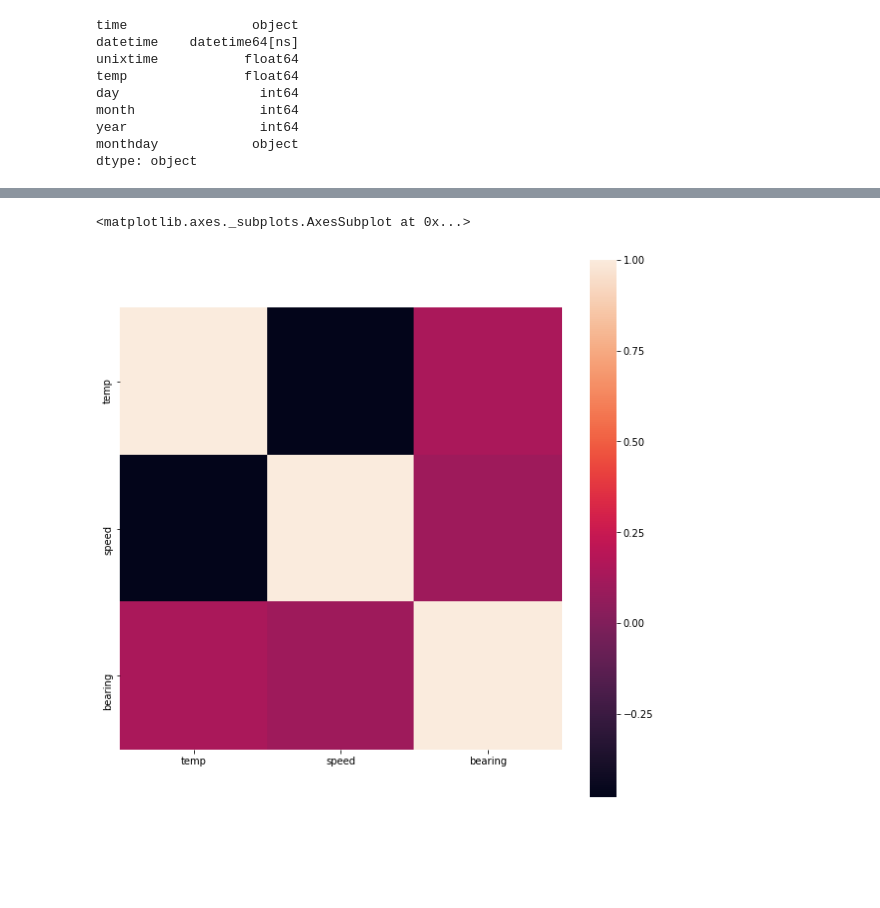
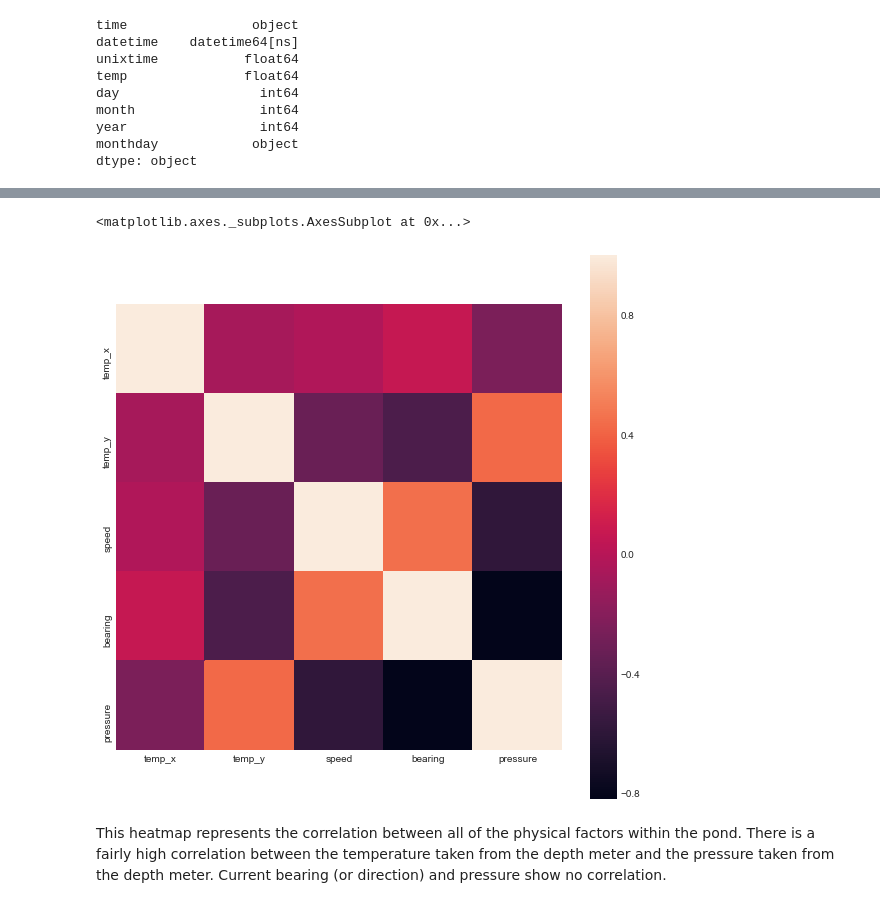
Before and after one commit to sandyr97/DataSience_Project7, a Jupyter notebook: notebooks/DataScience_Project7.ipynb, the cells around one changed output, grey strips where cells are left out. Cells and saved outputs as stored; diff of their text form; code cells hidden in the pictures; blank space fills up the shorter version.

Commit message:
updated notebook, added src, added references, and added figures

```diff
--- a/notebooks/DataScience_Project7.ipynb
+++ b/notebooks/DataScience_Project7.ipynb
@@ -410,5 +422,15 @@ show(p)
 df1=junetemp_df.groupby(junetemp_df.datetime.dt.date).mean()
 # %%
 df2=junecurrent_df.groupby(junecurrent_df.datetime.dt.date).mean()
+# %%
+def fahr_to_celsius(temp_fahr):
+    temp_celsius = (temp_fahr - 32) * 5.0 / 9.0
+    return temp_celsius
+# %%
+junedepth_df['temp']=fahr_to_celsius(junedepth_df['temp'])
+# %%
+df3=junedepth_df.groupby(junecurrent_df.datetime.dt.date).mean()
 # %%
 result2 = pd.merge(df1, df2, on='datetime')
+result2 = pd.merge(result2, df3, on='datetime')
+result2.head()
@@ -415,7 +445,9 @@ result2 = pd.merge(df1, df2, on='datetime')
 # %%
 fig, ax = plt.subplots(figsize=(10,10))
-cl = result2[['temp','speed','bearing']].corr()
+cl = result2[['temp_x','temp_y','speed','bearing', 'pressure']].corr()
 sns.heatmap(cl, square = True, ax=ax)
 # %% [output]
 <matplotlib.axes._subplots.AxesSubplot at 0x...>
-[figure, old version]
+[figure, new version]
+# %% [markdown]
+This heatmap represents the correlation between all of the physical factors within the pond. There is a fairly high correlation between the temperature taken from the depth meter and the pressure taken from the depth meter. Current bearing (or direction) and pressure show no correlation.
```
Also changed, not shown: parts of 22 cells of this notebook, 13 other files.
